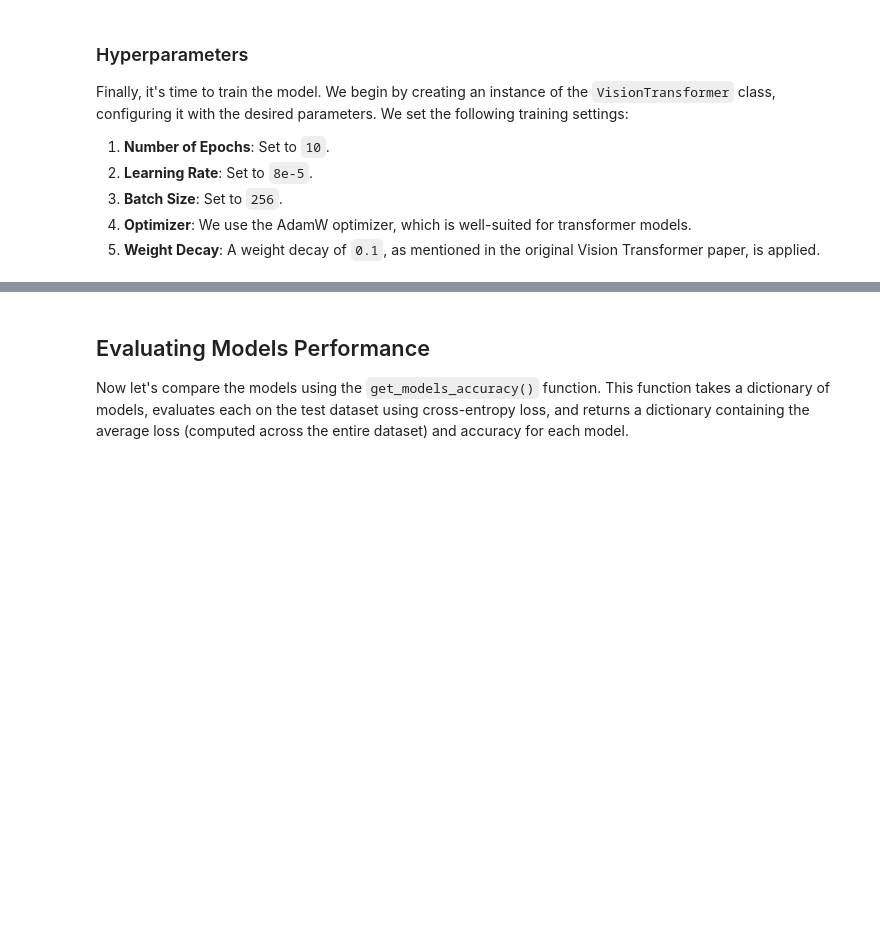
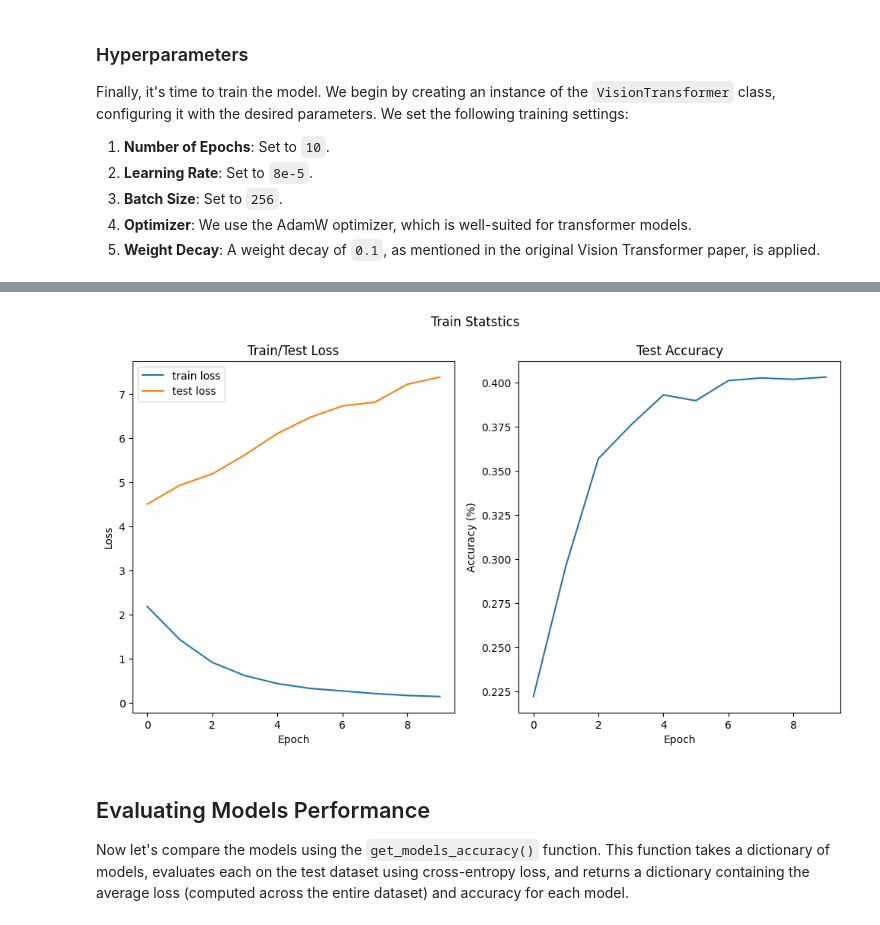
Before and after one commit to b14ucky/vision-transformer, a Jupyter notebook: main.ipynb, the cells around one changed output, grey strips where cells are left out. Cells and saved outputs as stored; diff of their text form; code cells hidden in the pictures; blank space fills up the shorter version.

Commit message:
feat: add missing dropout, plot train statistics

```diff
--- a/main.ipynb
+++ b/main.ipynb
@@ -68,28 +68,38 @@ class PatchAndPositionEmbedding(nn.Module):
     Combines patch and position embeddings for Vision Transformer (ViT) models.
 
     Args:
-        image_size (int, optional): Input image size (square). Default is 384.
+        image_size (int, optional): Input image size (assumed square). Default is 224.
         patch_size (int, optional): Patch size. Default is 16.
-        embed_dim (int, optional): Embedding dimension. Default is 192.
+        embed_dim (int, optional): Dimensionality of patch embeddings. Default is 192.
         n_channels (int, optional): Number of input channels (e.g., 3 for RGB). Default is 3.
+        dropout (float, optional): Dropout rate applied after embeddings. Default is 0.1.
 
     Attributes:
-        n_patches (int): Number of patches in the image.
-        linear_projection (nn.Linear): Projects patches to embedding dimension.
-        cls_token (nn.Parameter): Learnable class token.
-        pos_embedding (nn.Parameter): Learnable position embeddings.
-        unfold (nn.Unfold): Extracts image patches.
+        n_patches (int): Number of patches in the input image.
+        linear_projection (nn.Linear): Linear layer to project flattened patches to the embedding dimension.
+        cls_token (nn.Parameter): Learnable class token appended to the patch embeddings.
+        pos_embedding (nn.Parameter): Learnable positional embeddings added to the patch and class token embeddings.
+        unfold (nn.Unfold): Unfolding layer to extract non-overlapping patches from the image.
+        dropout (nn.Dropout): Dropout layer applied to the final patch embeddings.
     """
 
-    def __init__(self, image_size: int = 224, patch_size: int = 16, embed_dim: int = 192, n_channels: int = 3) -> None:
+    def __init__(
+        self,
+        image_size: int = 224,
+        patch_size: int = 16,
+        embed_dim: int = 192,
+        n_channels: int = 3,
+        dropout: float = 0.1
+    ) -> None:
         """
         Initializes the PatchAndPositionEmbedding module.
 
         Args:
-            image_size (int, optional): Size of the input image (assumed square). Default is 384.
+            image_size (int, optional): Size of the input image (assumed square). Default is 224.
             patch_size (int, optional): Size of each patch to be extracted from the image. Default is 16.
-            embed_dim (int, optional): Dimensionality of the output embeddings. Default is 192.
+            embed_dim (int, optional): Dimensionality of the patch embeddings. Default is 192.
             n_channels (int, optional): Number of input channels (e.g., 3 for RGB). Default is 3.
+            dropout (float, optional): Dropout rate applied to the patch and position embeddings. Default is 0.1.
         """
 
         super(PatchAndPositionEmbedding, self).__init__()
@@ -106,6 +116,7 @@ class PatchAndPositionEmbedding(nn.Module):
         self._linear_projection = nn.Linear(self.patch_size ** 2 * self.n_channels, self.embed_dim)
         self._cls_token = nn.Parameter(torch.zeros(1, self.embed_dim))
         self._pos_embedding = nn.Parameter(torch.zeros(self.n_patches + 1, self.embed_dim))
+        self._dropout = nn.Dropout(dropout)
 
 
     def forward(self, x: TensorType[torch.float32]) -> TensorType[torch.float32]:
@@ -113,12 +124,12 @@ class PatchAndPositionEmbedding(nn.Module):
         Forward pass that computes patch embeddings, prepends the class token, and adds positional embeddings.
 
         Args:
-            x (TensorType[torch.float32]): Input tensor of shape (C, H, W), where C is the number of channels,
-                              and H, W are the height and width of the image.
+            x (TensorType[torch.float32]): Input tensor of shape (N, C, H, W), where N is the batch size,
+                                           C is the number of channels, and H, W are the height and width of the image.
 
         Returns:
             TensorType[torch.float32]: Tensor of shape (batch_size, n_patches + 1, embed_dim), where `n_patches + 1` includes
-                          the class token, and `embed_dim` is the embedding dimension.
+                                       the class token, and `embed_dim` is the embedding dimension.
         """
 
         # patch embedding
@@ -135,6 +146,8 @@ class PatchAndPositionEmbedding(nn.Module):
         pos_embeddings = self._pos_embedding.expand(batch_size, -1, -1)
         x = x + pos_embeddings
 
+        x = self._dropout(x)
+
         return x
 # %% [markdown]
 ### Vision Transformer (ViT) model
@@ -580,6 +665,6 @@ trainer = Trainer(
     optimizer=optimizer,
     device=device
 )
-trainer.train(n_epochs=N_EPOCHS, path=f'ViT-S-{date.today().isoformat()}.pth')
+trainer.train(n_epochs=N_EPOCHS, path=f'ViT-Sd-{date.today().isoformat()}.pth')
 # %% [output]
 |--------------------------1/10--------------------------|
@@ -602,3 +687,4 @@ Model saved in: ViT-S-2024-10-09.pth
+[figure, added]
 # %% [markdown]
 ## Evaluating Models Performance
 
```
Also changed, not shown: parts of 5 cells of this notebook.
